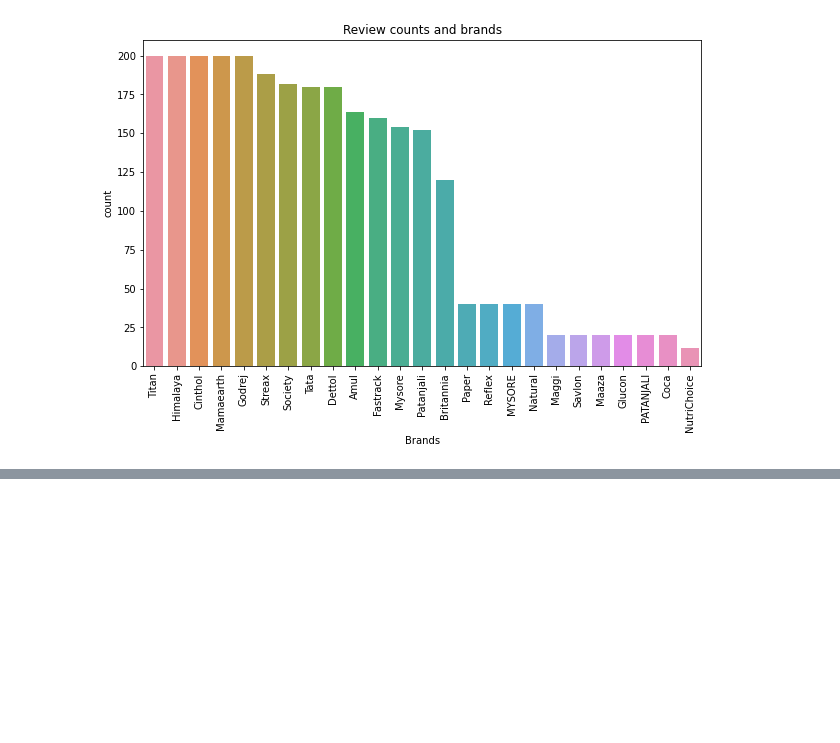
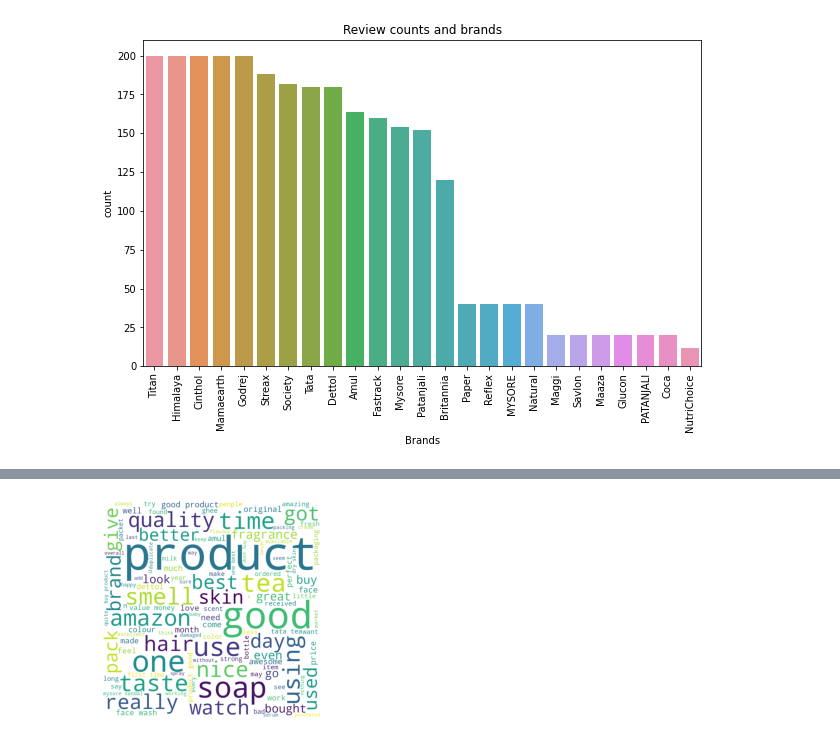
Before and after one commit to kshitij0209ag/Data-Science-Project_11_FEB_2022, a Jupyter notebook: Amazon_sentimental_Analysis.ipynb, the cells around one changed output, grey strips where cells are left out. Saved outputs shown, nothing was run; the diff lists cells and outputs as text; code cells hidden in the pictures; blank space fills up the shorter version.

```diff
--- a/Amazon_sentimental_Analysis.ipynb
+++ b/Amazon_sentimental_Analysis.ipynb
@@ -110,0 +193,10 @@ Hello world
+# %%
+from wordcloud import WordCloud
+wordcloud2 = WordCloud(width=1000, height=1000, background_color='white',
+                       min_font_size=20).generate(' '.join(df['clean_review_text']))
+# Generate plot
+plt.imshow(wordcloud2)
+plt.axis("off")
+plt.show()
+# %% [output]
+[figure, added]
```
Also changed, not shown: parts of 13 cells of this notebook.
